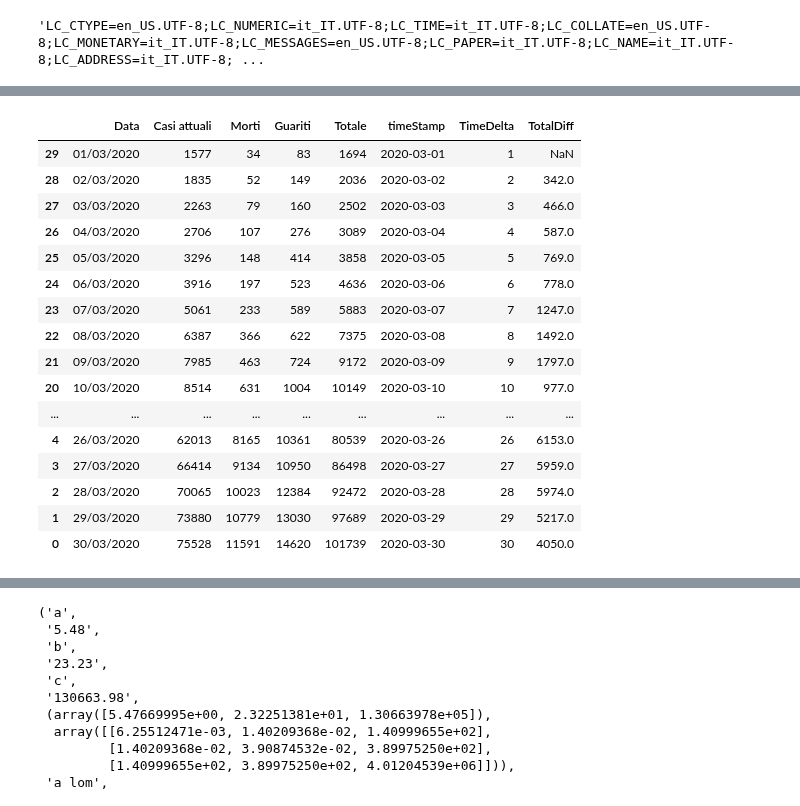
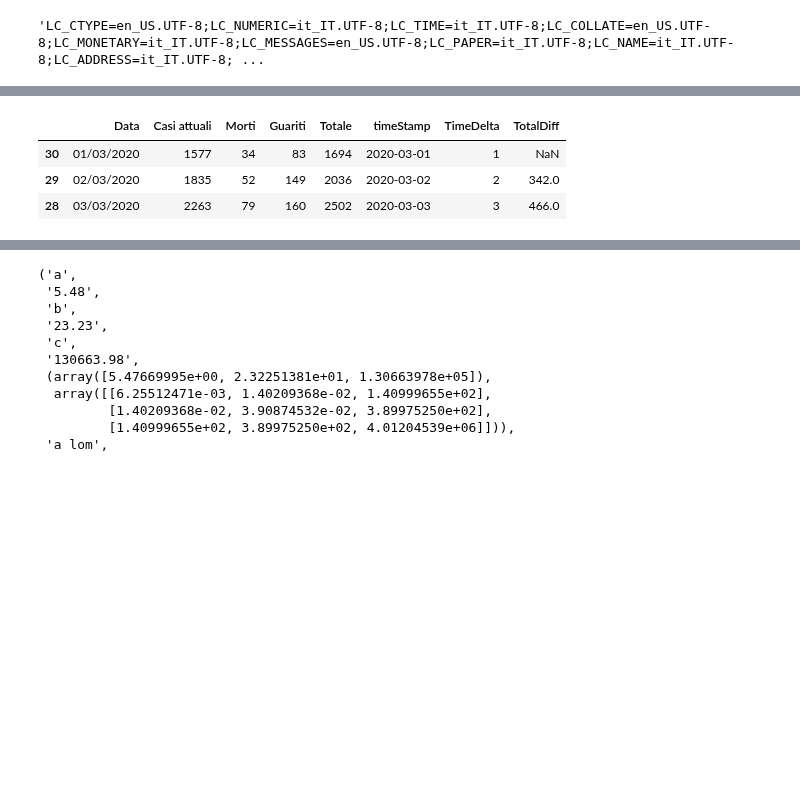
Before and after one commit to p-giovanni/Statistics, a Jupyter notebook: notebook/CoronaVirus.ipynb, the cells around one changed output, grey strips where cells are left out. Cells and saved outputs as stored; diff of their text form; code cells hidden in the pictures; blank space fills up the shorter version.

```diff
--- a/notebook/CoronaVirus.ipynb
+++ b/notebook/CoronaVirus.ipynb
@@ -93,25 +93,12 @@ df_lo["TotalDiff"] = df_lo["Totale"].diff(periods = 1)
  TotalDiff              float64
  dtype: object)
 # %%
-df.head(30)
+df.head(3)
 # %% [output]
 |  | Data | Casi attuali | Morti | Guariti | Totale | timeStamp | TimeDelta | TotalDiff |
-| 29 | 01/03/2020 | 1577 | 34 | 83 | 1694 | 2020-03-01 | 1 | NaN |
-| 28 | 02/03/2020 | 1835 | 52 | 149 | 2036 | 2020-03-02 | 2 | 342.0 |
-| 27 | 03/03/2020 | 2263 | 79 | 160 | 2502 | 2020-03-03 | 3 | 466.0 |
-| 26 | 04/03/2020 | 2706 | 107 | 276 | 3089 | 2020-03-04 | 4 | 587.0 |
-| 25 | 05/03/2020 | 3296 | 148 | 414 | 3858 | 2020-03-05 | 5 | 769.0 |
-| 24 | 06/03/2020 | 3916 | 197 | 523 | 4636 | 2020-03-06 | 6 | 778.0 |
-| 23 | 07/03/2020 | 5061 | 233 | 589 | 5883 | 2020-03-07 | 7 | 1247.0 |
-| 22 | 08/03/2020 | 6387 | 366 | 622 | 7375 | 2020-03-08 | 8 | 1492.0 |
-| 21 | 09/03/2020 | 7985 | 463 | 724 | 9172 | 2020-03-09 | 9 | 1797.0 |
-| 20 | 10/03/2020 | 8514 | 631 | 1004 | 10149 | 2020-03-10 | 10 | 977.0 |
-| ... | ... | ... | ... | ... | ... | ... | ... | ... |
-| 4 | 26/03/2020 | 62013 | 8165 | 10361 | 80539 | 2020-03-26 | 26 | 6153.0 |
-| 3 | 27/03/2020 | 66414 | 9134 | 10950 | 86498 | 2020-03-27 | 27 | 5959.0 |
-| 2 | 28/03/2020 | 70065 | 10023 | 12384 | 92472 | 2020-03-28 | 28 | 5974.0 |
-| 1 | 29/03/2020 | 73880 | 10779 | 13030 | 97689 | 2020-03-29 | 29 | 5217.0 |
-| 0 | 30/03/2020 | 75528 | 11591 | 14620 | 101739 | 2020-03-30 | 30 | 4050.0 |
+| 30 | 01/03/2020 | 1577 | 34 | 83 | 1694 | 2020-03-01 | 1 | NaN |
+| 29 | 02/03/2020 | 1835 | 52 | 149 | 2036 | 2020-03-02 | 2 | 342.0 |
+| 28 | 03/03/2020 | 2263 | 79 | 160 | 2502 | 2020-03-03 | 3 | 466.0 |
 # %%
 df_lo.head(2)
 # %% [output]
```
Also changed, not shown: parts of 7 cells of this notebook, 14 other files.
